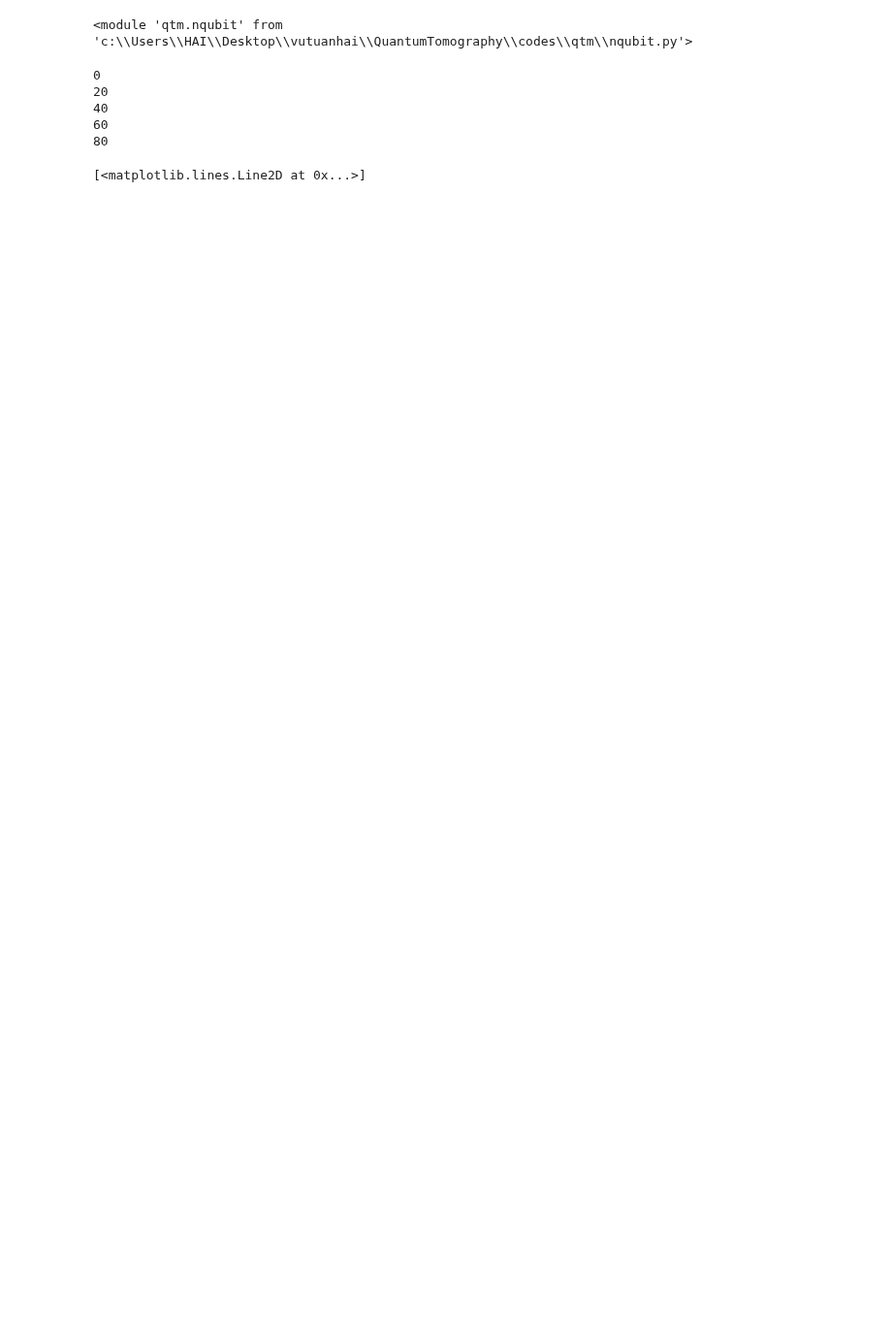
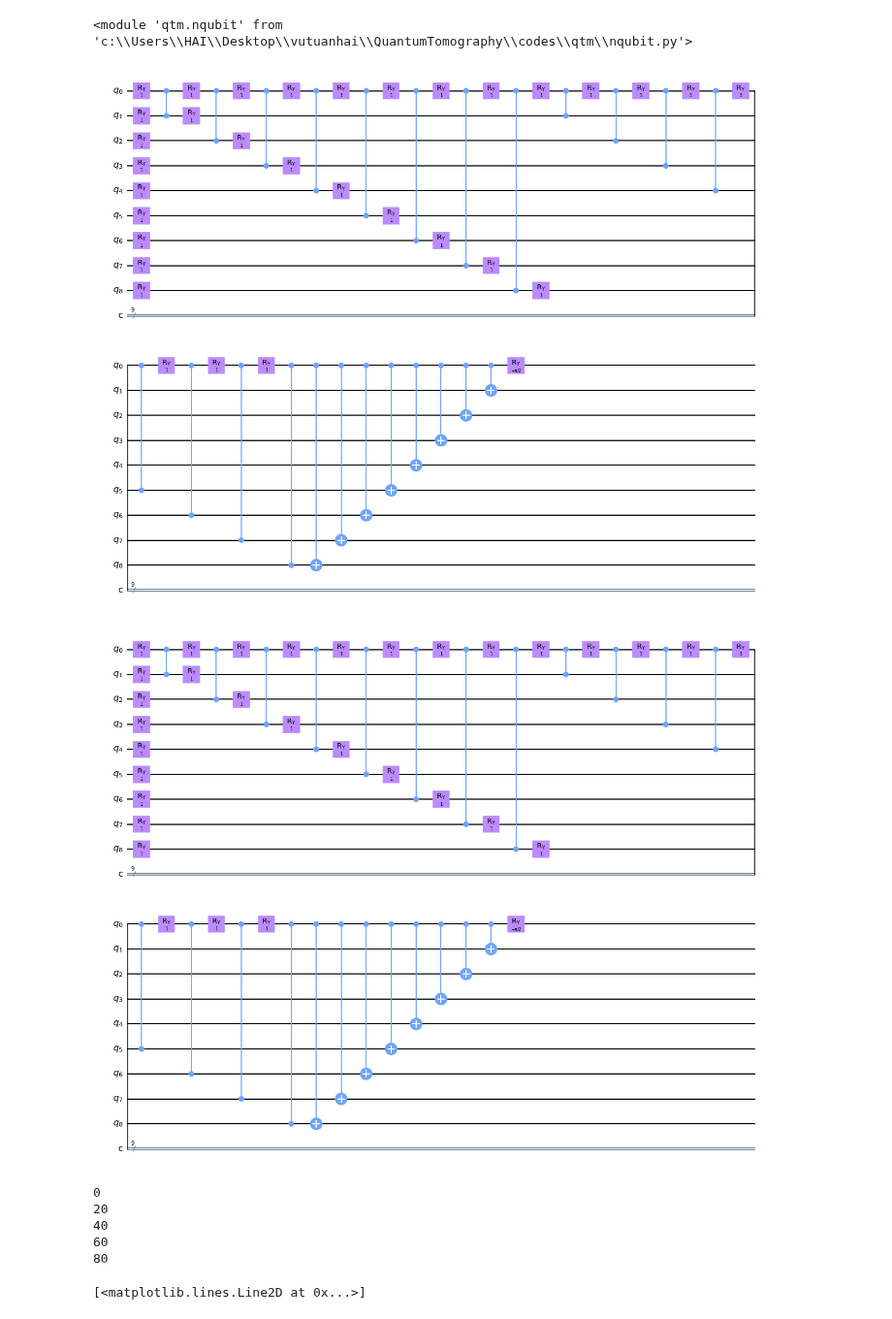
Before and after one commit to vutuanhai237/UC-VQA, a Jupyter notebook: codes/star2graph_ansatz_qng.ipynb, the cells around one changed output. Shown at 97% size. Drawn from its saved outputs; the diff is of its cells as text; code cells hidden in the pictures; blank space fills up the shorter version.

Commit message:
Update star ansatz 9 GHZ SGD

```diff
--- a/codes/star2graph_ansatz_qng.ipynb
+++ b/codes/star2graph_ansatz_qng.ipynb
@@ -7,6 +7,17 @@ importlib.reload(qtm.fubini_study)
 importlib.reload(qtm.nqubit)
 # %% [output]
 <module 'qtm.nqubit' from 'c:\\Users\\HAI\\Desktop\\vutuanhai\\QuantumTomography\\codes\\qtm\\nqubit.py'>
+# %%
+num_qubits = 9
+num_layers = 2
+thetas = np.random.uniform(low = 0, high = 2*np.pi, size = num_layers*(2*num_qubits - 2))
+theta = np.pi / 2
+qc = qiskit.QuantumCircuit(num_qubits, num_qubits)
+qc = qtm.nqubit.create_GHZchecker_star2graph(qc, thetas, num_layers, theta)
+qc.draw('mpl')
+# %% [output]
+[figure, added]
+[figure, added]
 # %%
 # Init parameters
 num_qubits = 9
```
Also changed, not shown: parts of 2 cells of this notebook, 4 other files.
